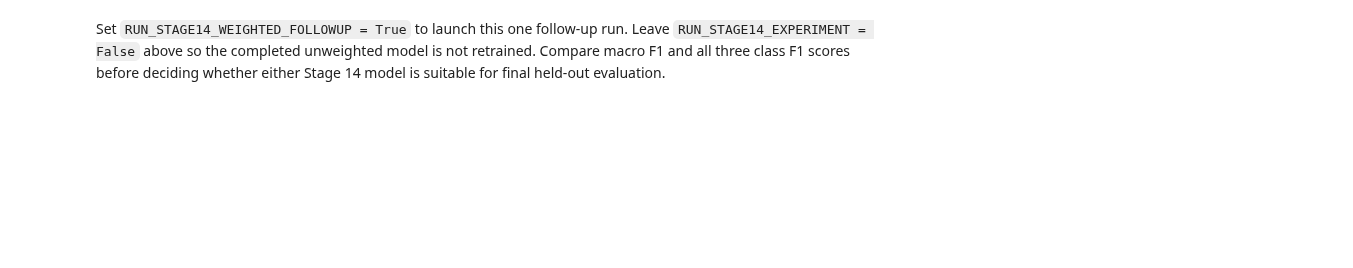
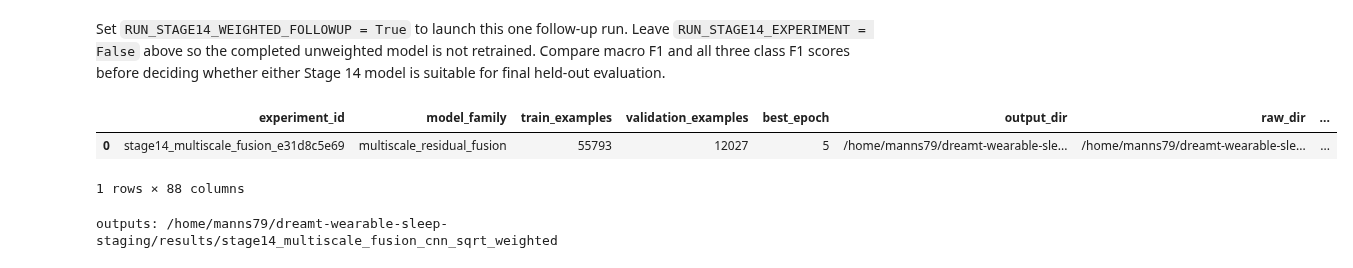
Before and after one commit to manns79/dreamt-wearable-sleep-staging, a Jupyter notebook: notebooks/04_cnn_training.ipynb, the cells around one changed output. Drawn from its saved outputs; the diff is of its cells as text; code cells hidden in the pictures; blank space fills up the shorter version.

Commit message:
Run Stage 14 training with square root weighting

```diff
--- a/notebooks/04_cnn_training.ipynb
+++ b/notebooks/04_cnn_training.ipynb
@@ -571,14 +570,19 @@ stage14_weighted_config = build_stage14_weighted_followup_config(
 # %% [markdown]
 Set `RUN_STAGE14_WEIGHTED_FOLLOWUP = True` to launch this one follow-up run. Leave `RUN_STAGE14_EXPERIMENT = False` above so the completed unweighted model is not retrained. Compare macro F1 and all three class F1 scores before deciding whether either Stage 14 model is suitable for final held-out evaluation.
 # %%
-RUN_STAGE14_WEIGHTED_FOLLOWUP = False
+RUN_STAGE14_WEIGHTED_FOLLOWUP = True
 
 if stage14_artifacts_available and RUN_STAGE14_WEIGHTED_FOLLOWUP:
     stage14_weighted_summary = run_stage14_experiment(
         stage14_weighted_config,
         output_dir=stage14_weighted_output_dir,
     )
     display(stage14_weighted_summary)
     print("outputs:", stage14_weighted_output_dir)
 else:
     print("Stage 14 weighted follow-up is configured but not run.")
+# %% [output]
+|  | experiment_id | model_family | train_examples | validation_examples | best_epoch | output_dir | raw_dir | ... |
+| 0 | stage14_multiscale_fusion_e31d8c5e69 | multiscale_residual_fusion | 55793 | 12027 | 5 | /home/manns79/dreamt-wearable-sle... | /home/manns79/dreamt-wearable-sle... | ... |
+1 rows × 88 columns
+outputs: /home/manns79/dreamt-wearable-sleep-staging/results/stage14_multiscale_fusion_cnn_sqrt_weighted
```
Also changed, not shown: parts of 3 cells of this notebook.
